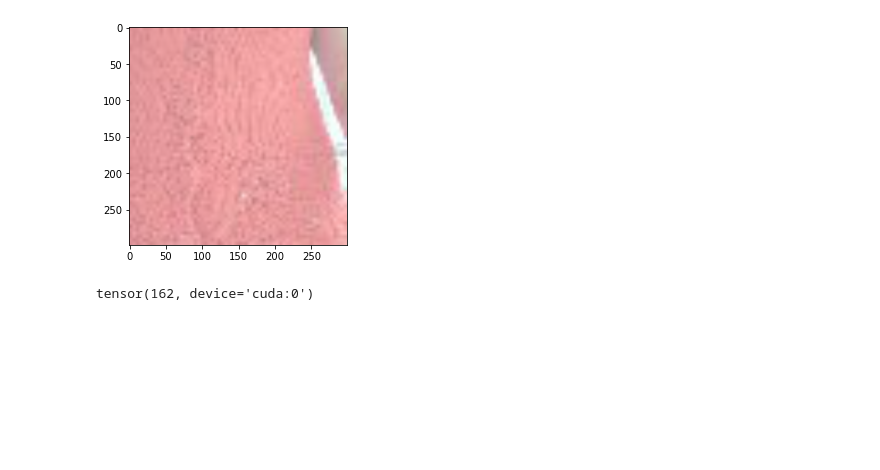
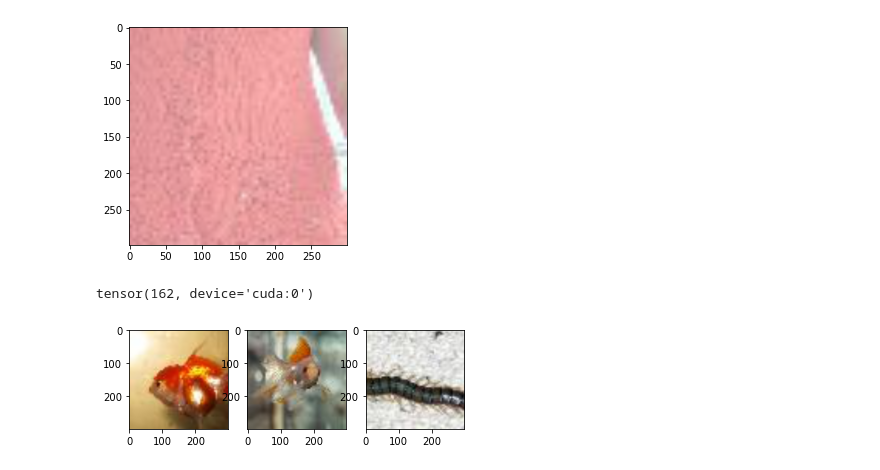
Before and after one commit to g-peery/stability-training, a Jupyter notebook: Model.ipynb, the cells around one changed output. Drawn from its saved outputs; the diff is of its cells as text; code cells hidden in the pictures; blank space fills up the shorter version.

Commit message:
Created custom Dataset for triplet ranking

```diff
--- a/Model.ipynb
+++ b/Model.ipynb
@@ -755,0 +940,16 @@ args = {
+# %%
+this_transform = T.Compose([T.Resize(299)])
+this_path = os.path.join(os.path.abspath(""), "tiny-imagenet-200\\train")
+trd = TripletRankingDataset(this_path, 1, 1, transform=this_transform)
+# %%
+pic_iter = iter(trd)
+# %%
+a, b, c = next(pic_iter).split(3)
+ToPIL = T.ToPILImage() # Converting function
+fig, ax = plt.subplots(1, 3)
+ax[0].imshow(ToPIL(a))
+ax[1].imshow(ToPIL(b))
+ax[2].imshow(ToPIL(c))
+fig.show()
+# %% [output]
+[figure, added]
```
Also changed, not shown: parts of 12 cells of this notebook.
